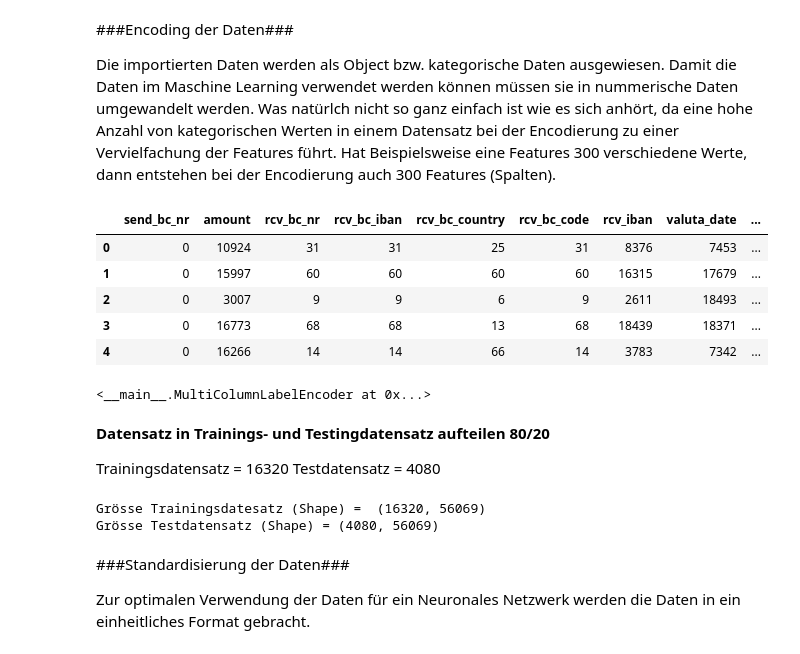
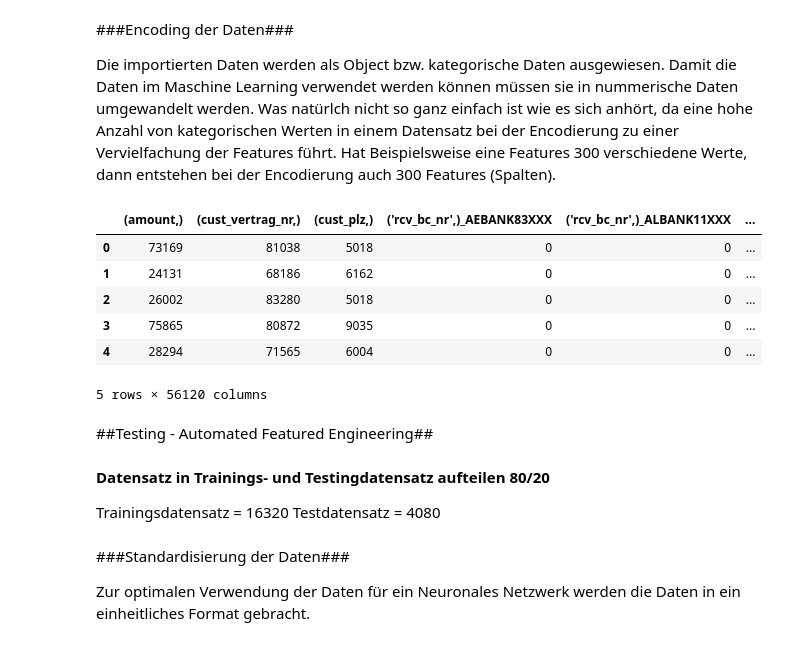
Before and after one commit to sipfli/cas_datenanalyse, a Jupyter notebook: Semesterarbeit/CAS_DA_SA_Payment_Fraud_Detection.ipynb, the cells around one changed output. Saved outputs shown, nothing was run; the diff lists cells and outputs as text; code cells hidden in the pictures.

```diff
--- a/Semesterarbeit/CAS_DA_SA_Payment_Fraud_Detection.ipynb
+++ b/Semesterarbeit/CAS_DA_SA_Payment_Fraud_Detection.ipynb
@@ -242,11 +215,0 @@ class MultiColumnLabelEncoder:
-# %%
-tdoe = MultiColumnLabelEncoder()
-tdoe_train = tdoe.fit_transform(tdo)
-tdoe_train.head()
-# %% [output]
-|  | send_bc_nr | amount | rcv_bc_nr | rcv_bc_iban | rcv_bc_country | rcv_bc_code | rcv_iban | valuta_date | ... |
-| 0 | 0 | 10924 | 31 | 31 | 25 | 31 | 8376 | 7453 | ... |
-| 1 | 0 | 15997 | 60 | 60 | 60 | 60 | 16315 | 17679 | ... |
-| 2 | 0 | 3007 | 9 | 9 | 6 | 9 | 2611 | 18493 | ... |
-| 3 | 0 | 16773 | 68 | 68 | 13 | 68 | 18439 | 18371 | ... |
-| 4 | 0 | 16266 | 14 | 14 | 66 | 14 | 3783 | 7342 | ... |
@@ -257,12 +216,20 @@ tdoe_train
 # %%
 # One-hot Encoding mittels Get_Dummies von Pandas.
-tdoe_train = pd.get_dummies(tdo, columns=['send_bc_nr','rcv_bc_nr',
+tdoe = pd.get_dummies(tdo, columns=['send_bc_nr','rcv_bc_nr',
             'rcv_bc_iban','rcv_bc_country','rcv_bc_code','rcv_iban',
             'valuta_date','cust_konto_nr','cust_ort',
             'cust_kanton','cust_sprachregion','cust_auth_device'],drop_first=True)
 
 
 
-tdoe
+tdoe.head()
 # %% [output]
+|  | (amount,) | (cust_vertrag_nr,) | (cust_plz,) | ('rcv_bc_nr',)_AEBANK83XXX | ('rcv_bc_nr',)_ALBANK11XXX | ... |
+| 0 | 73169 | 81038 | 5018 | 0 | 0 | ... |
+| 1 | 24131 | 68186 | 6162 | 0 | 0 | ... |
+| 2 | 26002 | 83280 | 5018 | 0 | 0 | ... |
+| 3 | 75865 | 80872 | 9035 | 0 | 0 | ... |
+| 4 | 28294 | 71565 | 6004 | 0 | 0 | ... |
-<__main__.MultiColumnLabelEncoder at 0x...>
+5 rows × 56120 columns
+# %% [markdown]
+##Testing - Automated Featured Engineering##
@@ -282,9 +255,6 @@ tdoe_train, tdoe_test = train_test_split(tdoe,test_size=0.2, random_state = 70)
 
 print ('Grösse Trainingsdatesatz (Shape) = ', tdoe_train.shape)
 print ('Grösse Testdatensatz (Shape) =', tdoe_test.shape)
-# %% [output]
-Grösse Trainingsdatesatz (Shape) =  (16320, 56069)
-Grösse Testdatensatz (Shape) = (4080, 56069)
 # %% [markdown]
 ###Standardisierung der Daten###
 
```
Also changed, not shown: parts of 7 cells of this notebook.
